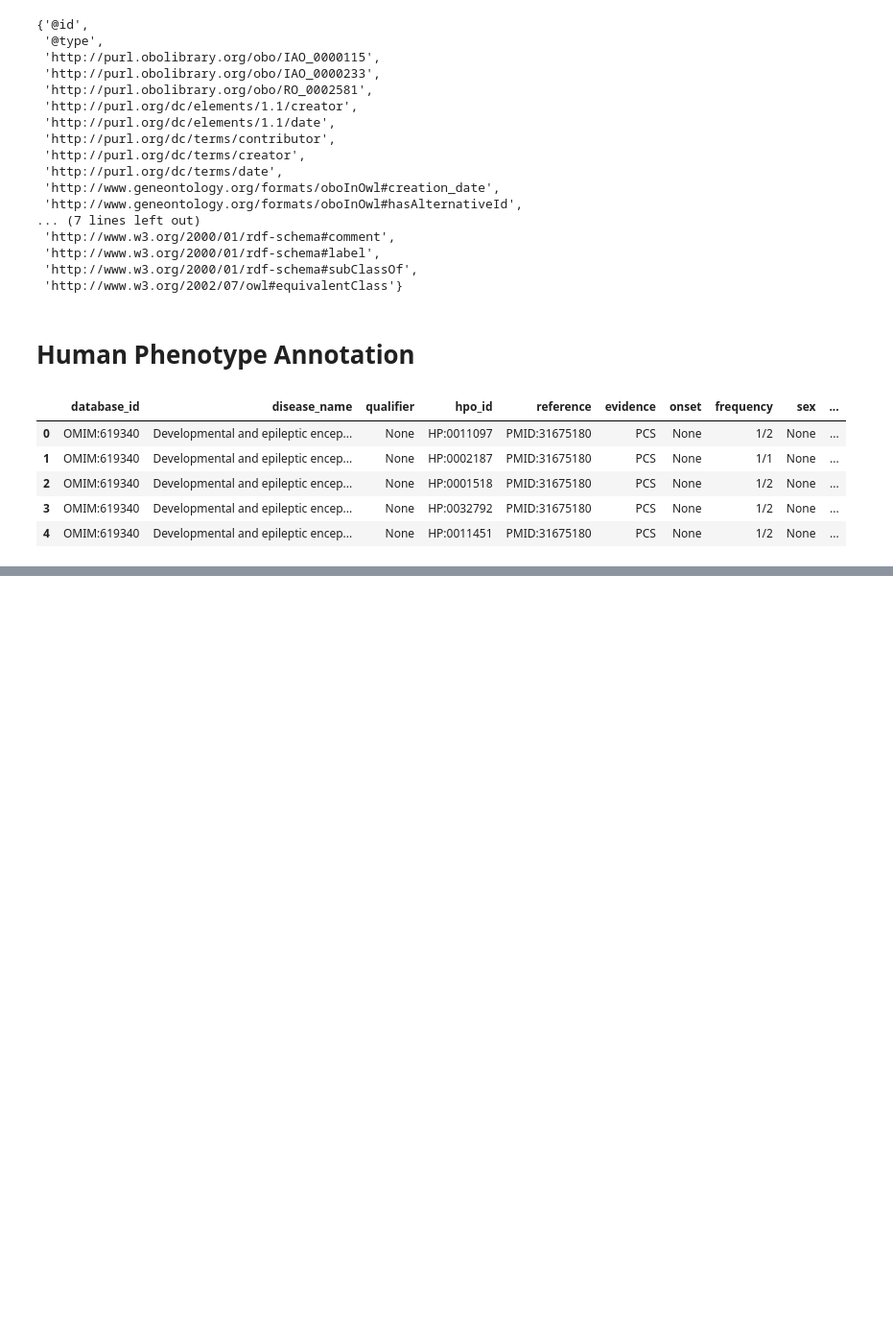
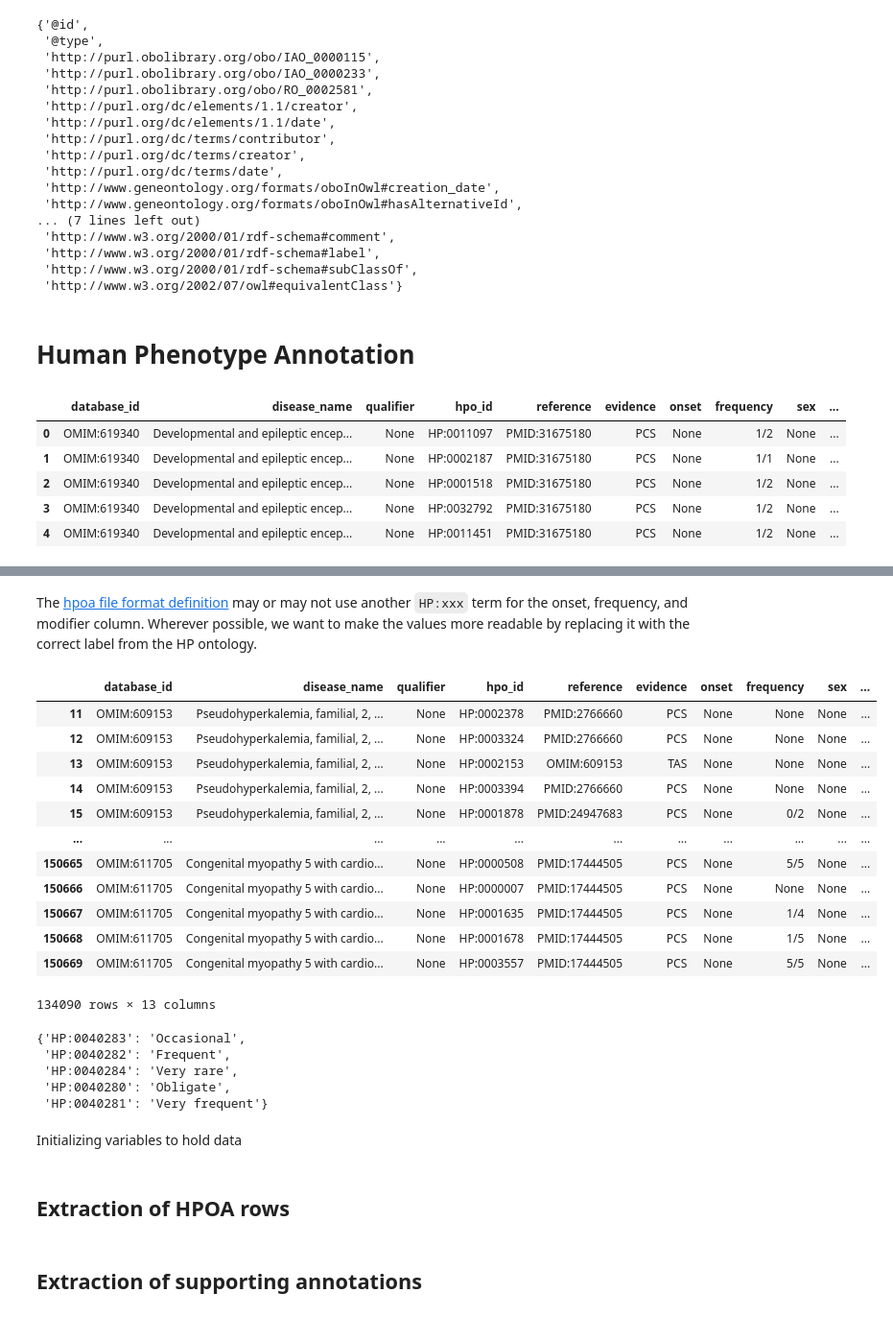
Before and after one commit to biobox-analytics/biobox-analytics, a Jupyter notebook: notebooks/ontology-data-packs/ontology-data-prep.ipynb, the cells around one changed output, grey strips where cells are left out. Shown at 96% size. Cells and saved outputs as stored; diff of their text form; code cells hidden in the pictures; blank space fills up the shorter version.

```diff
--- a/notebooks/ontology-data-packs/ontology-data-prep.ipynb
+++ b/notebooks/ontology-data-packs/ontology-data-prep.ipynb
@@ -646,0 +649,2 @@ hpoa_df.head()
+# %%
+disease_ids_unique = list(hpoa_df['database_id'].unique())
@@ -646,0 +693,2 @@ hpoa_df.head()
+# %%
+hpoa_disease_id_mapping = oxo_mapping(disease_ids_unique, target_ontologies=['EFO', 'MONDO'])
@@ -646,0 +708,4 @@ hpoa_df.head()
+# %%
+hpoa_df['disease_id'] = hpoa_df['database_id'].map(lambda x: hpoa_disease_id_mapping.get(x, [None])[0] if isinstance(hpoa_disease_id_mapping.get(x), list) else None)
+# %%
+hpoa_df.dropna(subset=['disease_id'], inplace=True)
@@ -646,0 +721,2 @@ hpoa_df.head()
+# %% [markdown]
+The [hpoa file format definition](https://hpo.jax.org/app/data/annotation-format) may or may not use another `HP:xxx` term for the onset, frequency, and modifier column. Wherever possible, we want to make the values more readable by replacing it with the correct label from the HP ontology.
@@ -646,0 +741,16 @@ hpoa_df.head()
+# %%
+hpoa_df
+# %% [output]
+|  | database_id | disease_name | qualifier | hpo_id | reference | evidence | onset | frequency | sex | ... |
+| 11 | OMIM:609153 | Pseudohyperkalemia, familial, 2, ... | None | HP:0002378 | PMID:2766660 | PCS | None | None | None | ... |
+| 12 | OMIM:609153 | Pseudohyperkalemia, familial, 2, ... | None | HP:0003324 | PMID:2766660 | PCS | None | None | None | ... |
+| 13 | OMIM:609153 | Pseudohyperkalemia, familial, 2, ... | None | HP:0002153 | OMIM:609153 | TAS | None | None | None | ... |
+| 14 | OMIM:609153 | Pseudohyperkalemia, familial, 2, ... | None | HP:0003394 | PMID:2766660 | PCS | None | None | None | ... |
+| 15 | OMIM:609153 | Pseudohyperkalemia, familial, 2, ... | None | HP:0001878 | PMID:24947683 | PCS | None | 0/2 | None | ... |
+| ... | ... | ... | ... | ... | ... | ... | ... | ... | ... | ... |
+| 150665 | OMIM:611705 | Congenital myopathy 5 with cardio... | None | HP:0000508 | PMID:17444505 | PCS | None | 5/5 | None | ... |
+| 150666 | OMIM:611705 | Congenital myopathy 5 with cardio... | None | HP:0000007 | PMID:17444505 | PCS | None | None | None | ... |
+| 150667 | OMIM:611705 | Congenital myopathy 5 with cardio... | None | HP:0001635 | PMID:17444505 | PCS | None | 1/4 | None | ... |
+| 150668 | OMIM:611705 | Congenital myopathy 5 with cardio... | None | HP:0001678 | PMID:17444505 | PCS | None | 1/5 | None | ... |
+| 150669 | OMIM:611705 | Congenital myopathy 5 with cardio... | None | HP:0003557 | PMID:17444505 | PCS | None | 5/5 | None | ... |
+134090 rows × 13 columns
@@ -646,0 +783,10 @@ hpoa_df.head()
+# %%
+frequency_label_map
+# %% [output]
+{'HP:0040283': 'Occasional',
+ 'HP:0040282': 'Frequent',
+ 'HP:0040284': 'Very rare',
+ 'HP:0040280': 'Obligate',
+ 'HP:0040281': 'Very frequent'}
+# %% [markdown]
+Initializing variables to hold data
@@ -646,0 +796,2 @@ hpoa_df.head()
+# %% [markdown]
+## Extraction of HPOA rows
@@ -646,0 +871,2 @@ hpoa_df.head()
+# %% [markdown]
+## Extraction of supporting annotations
```
Also changed, not shown: parts of 20 cells of this notebook, 4 other files.
